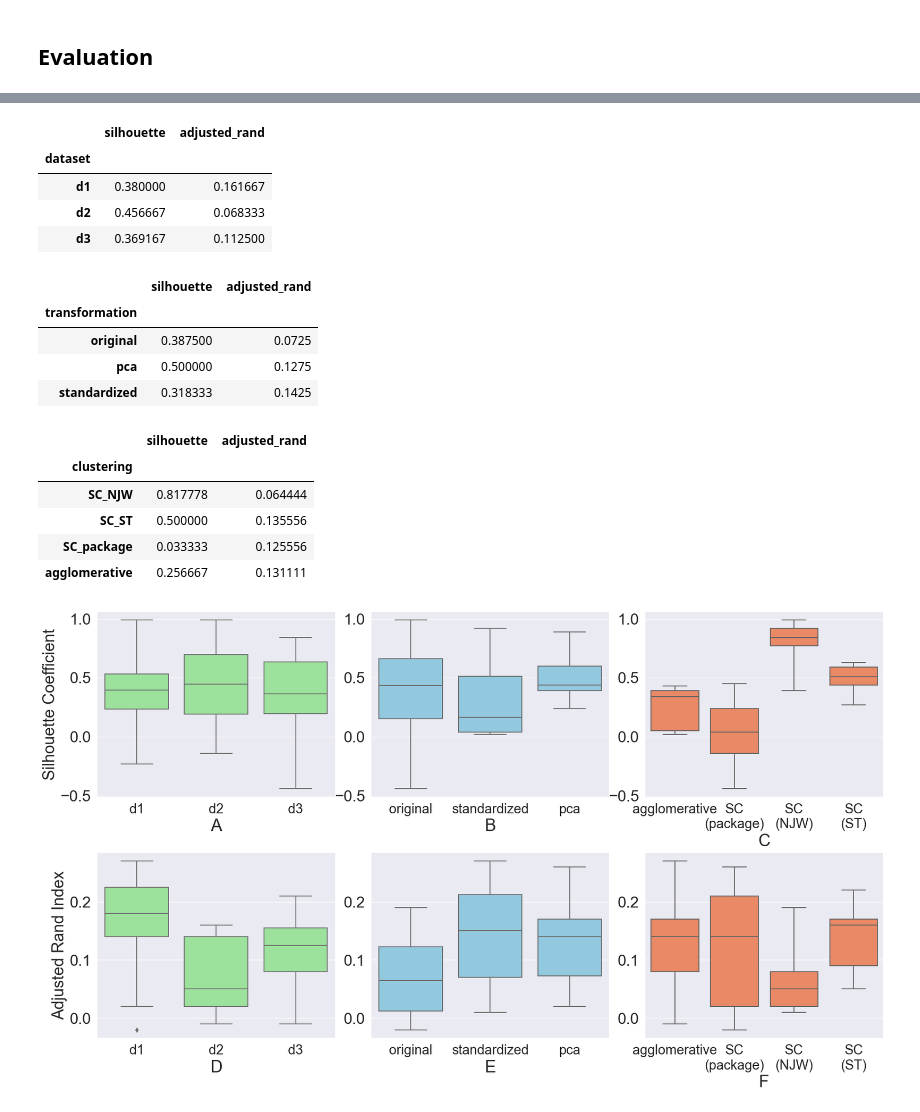
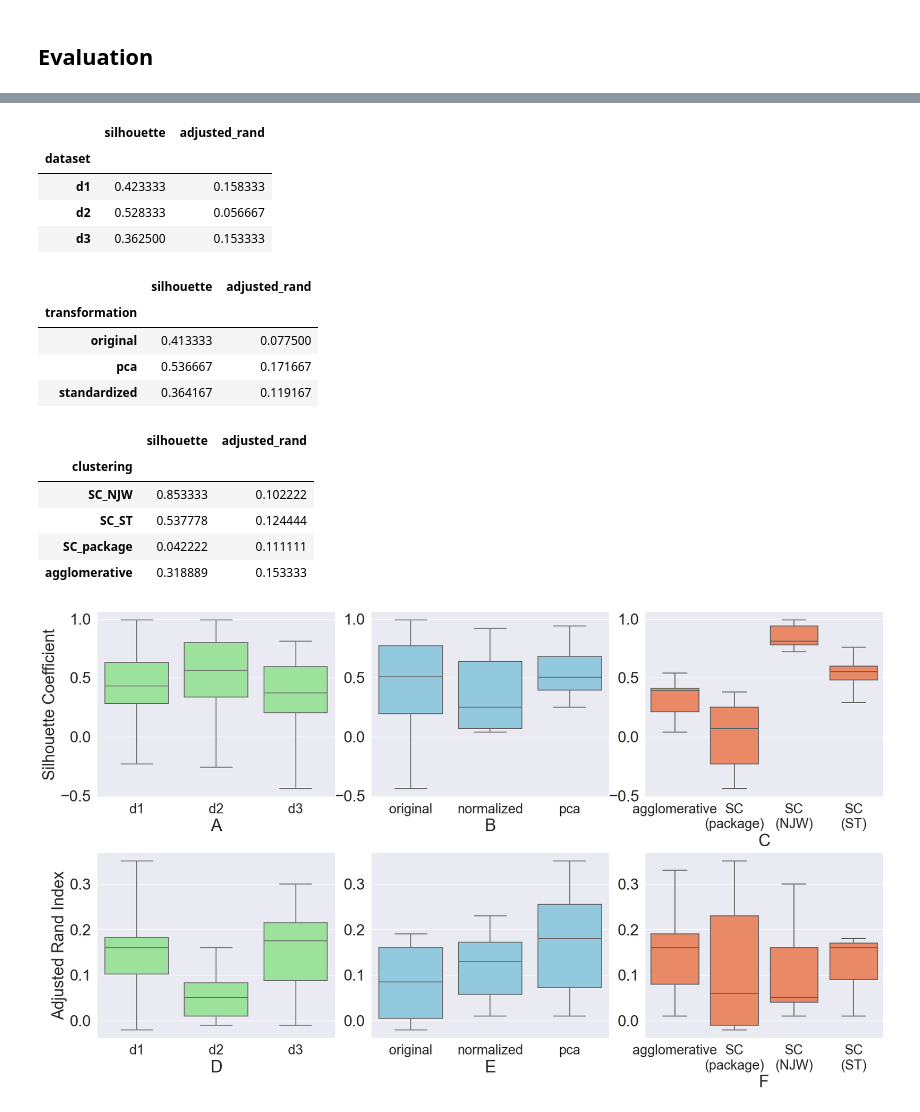
Before and after one commit to clumsyspeedboat/clustering_metaproteins, a Jupyter notebook: performance_evaluation.ipynb, the cells around one changed output, grey strips where cells are left out. Cells and saved outputs as stored; diff of their text form; code cells hidden in the pictures.

```diff
--- a/performance_evaluation.ipynb
+++ b/performance_evaluation.ipynb
@@ -20,13 +22,13 @@ dataset = ['d1','d1','d1','d1',
            'd3','d3','d3','d3']
 
 transformation = ['original', 'original', 'original', 'original',
-                  'standardized', 'standardized', 'standardized','standardized',
+                  'normalized', 'normalized', 'normalized','normalized',
                   'pca', 'pca', 'pca','pca',
                   'original','original', 'original', 'original',
-                  'standardized', 'standardized', 'standardized', 'standardized',
+                  'normalized', 'normalized', 'normalized', 'normalized',
                   'pca','pca', 'pca', 'pca',
                   'original','original', 'original', 'original',
-                  'standardized','standardized', 'standardized', 'standardized',
+                  'normalized','normalized', 'normalized', 'normalized',
                   'pca','pca', 'pca', 'pca']
 
 clustering = ['agglomerative','SC_package', 'SC_NJW', 'SC_ST',
@@ -39,25 +41,25 @@ clustering = ['agglomerative','SC_package', 'SC_NJW', 'SC_ST',
               'agglomerative','SC_package','SC_NJW', 'SC_ST',
               'agglomerative','SC_package','SC_NJW', 'SC_ST']
 
-silhouette = [0.39, -0.23, 0.99, 0.6,
-              0.03, 0.04, 0.73, 0.4,
-              0.41, 0.3, 0.39, 0.51,
-              0.25, -0.14, 0.99, 0.58,
-              0.02, 0.02, 0.92, 0.44,
-              0.43, 0.45, 0.89, 0.63,
-              0.34, -0.44, 0.84, 0.48,
-              0.05, 0.06, 0.84, 0.27,
-              0.39, 0.24, 0.77, 0.59]
+silhouette =  [0.39, -0.23, 0.99, 0.6,
+               0.04, 0.04, 0.78, 0.36,
+               0.47, 0.38, 0.72, 0.54,
+               0.54, -0.26, 0.99, 0.76,
+               0.21, 0.19, 0.92, 0.59,
+               0.41, 0.38, 0.94, 0.67,
+               0.34, -0.44, 0.8, 0.48,
+               0.07, 0.07, 0.81, 0.29,
+               0.4, 0.25, 0.73, 0.55]
 
 adjusted_rand = [0.16, -0.02, 0.19, 0.16,
-                 0.27, 0.24, 0.08, 0.22,
-                 0.19, 0.26, 0.02, 0.17,
-                 -0.01, 0.02, 0.05, 0.05,
-                 0.04, 0.14, 0.02, 0.16,
-                 0.14, 0.14, 0.02, 0.05,
+                 0.18, 0.12, 0.04, 0.16,
+                 0.33, 0.35, 0.05, 0.18,
+                 0.01, -0.01, 0.16, 0.01,
+                 0.14, 0.06, 0.01, 0.08,
+                 0.08, 0.04, 0.01, 0.09,
                  0.08, -0.01, 0.11, 0.09,
-                 0.14, 0.21, 0.01, 0.18,
-                 0.17, 0.15, 0.08, 0.14]
+                 0.19, 0.23, 0.05, 0.17,
+                 0.21, 0.24, 0.3, 0.18]
 
 df_clustering = pd.DataFrame(
     {'dataset': dataset,
@@ -91,23 +93,23 @@ df_clustering.groupby('dataset').mean()
 # %% [output]
 |  | silhouette | adjusted_rand |
 | dataset |  |  |
-| d1 | 0.380000 | 0.161667 |
-| d2 | 0.456667 | 0.068333 |
-| d3 | 0.369167 | 0.112500 |
+| d1 | 0.423333 | 0.158333 |
+| d2 | 0.528333 | 0.056667 |
+| d3 | 0.362500 | 0.153333 |
 # %%
 df_clustering.groupby('transformation').mean()
 # %% [output]
 |  | silhouette | adjusted_rand |
 | transformation |  |  |
-| original | 0.387500 | 0.0725 |
-| pca | 0.500000 | 0.1275 |
-| standardized | 0.318333 | 0.1425 |
+| original | 0.413333 | 0.077500 |
+| pca | 0.536667 | 0.171667 |
+| standardized | 0.364167 | 0.119167 |
 # %%
 df_clustering.groupby('clustering').mean()
 # %% [output]
 |  | silhouette | adjusted_rand |
 | clustering |  |  |
-| SC_NJW | 0.817778 | 0.064444 |
-| SC_ST | 0.500000 | 0.135556 |
-| SC_package | 0.033333 | 0.125556 |
-| agglomerative | 0.256667 | 0.131111 |
+| SC_NJW | 0.853333 | 0.102222 |
+| SC_ST | 0.537778 | 0.124444 |
+| SC_package | 0.042222 | 0.111111 |
+| agglomerative | 0.318889 | 0.153333 |
@@ -126,41 +128,41 @@ box2 = sns.boxplot(ax = axes[0,1], data=df_clustering, x="transformation", y="si
 
 box3 = sns.boxplot(ax = axes[0,2], data=df_clustering, x="clustering", y="silhouette", color = "coral", whis = 7)
 
-box4 = sns.boxplot(ax = axes[1,0], data=df_clustering, x="dataset", y="adjusted_rand", color = "lightgreen")
+box4 = sns.boxplot(ax = axes[1,0], data=df_clustering, x="dataset", y="adjusted_rand", color = "lightgreen", whis = 7)
 
 box5 = sns.boxplot(ax = axes[1,1], data=df_clustering, x="transformation", y="adjusted_rand", color = "skyblue", whis = 3)
 
 box6 = sns.boxplot(ax = axes[1,2], data=df_clustering, x="clustering", y="adjusted_rand", color = "coral", whis = 5)
 
 
 box3.set_xticklabels(['agglomerative','SC\n(package)','SC\n(NJW)', 'SC\n(ST)'])
 box6.set_xticklabels(['agglomerative','SC\n(package)','SC\n(NJW)', 'SC\n(ST)'])
 
 box1.set(xlabel="A")
 box2.set(xlabel="B")
 box3.set(xlabel="C")
 box4.set(xlabel="D")
 box5.set(xlabel="E")
 box6.set(xlabel="F")
 
 box1.set_ylabel('Silhouette Coefficient', fontsize = 25)
 box2.set(ylabel=None)
 box3.set(ylabel=None)
 box4.set_ylabel('Adjusted Rand Index', fontsize = 25)
 box5.set(ylabel=None)
 box6.set(ylabel=None)
 
 box1.set_xticklabels(box1.get_xticklabels(), size = 21)
 box2.set_xticklabels(box2.get_xticklabels(), size = 21)
 box3.set_xticklabels(box3.get_xticklabels(), size = 21)
 box4.set_xticklabels(box4.get_xticklabels(), size = 21)
 box5.set_xticklabels(box5.get_xticklabels(), size = 21)
 box6.set_xticklabels(box6.get_xticklabels(), size = 21)
 
 fig.subplots_adjust(wspace=0.15, hspace=0.3)
-# fig.savefig("exp1_1.pdf", bbox_inches='tight')
+fig.savefig("exp1_1.pdf", bbox_inches='tight')
 # %% [output]
-[figure, old version]
+[figure, new version]
 # %%
 # Silhouette coefficient and Adjusted rand index 2
 fig, axes = plt.subplots(2, 2, figsize=(18, 14), sharey=False)
```
Also changed, not shown: parts of 25 cells of this notebook, 21 other files.
